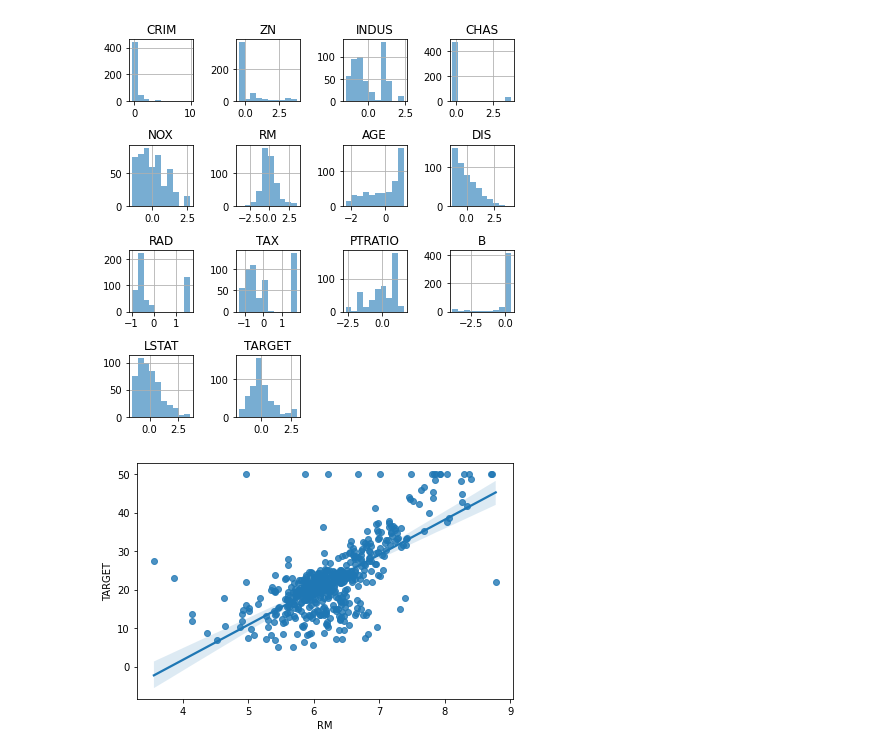
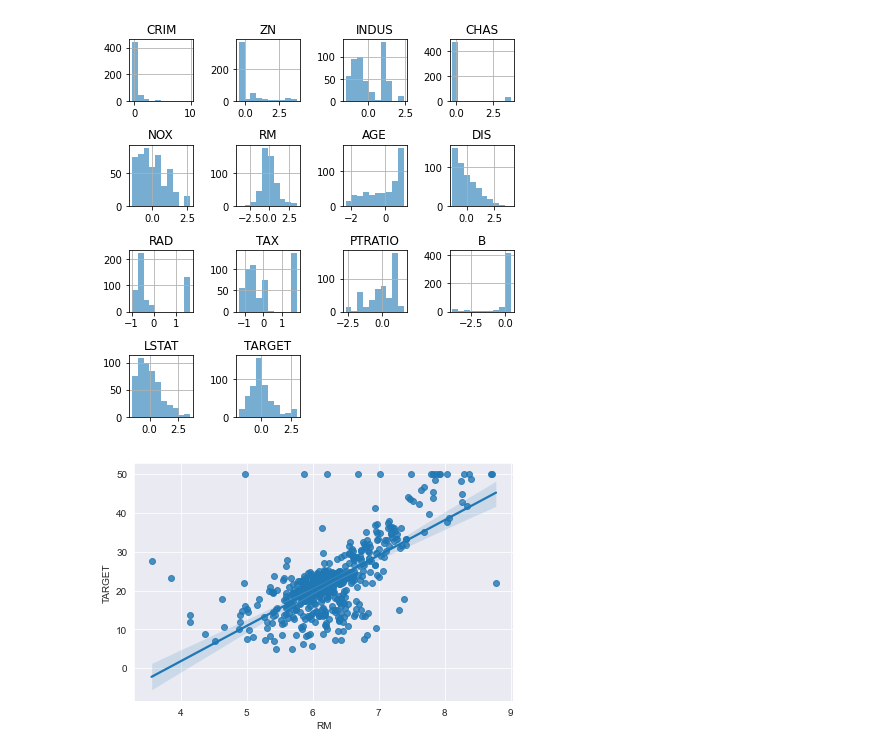
Before and after one commit to Lw-CodeStorage/AI_Demo, a Jupyter notebook: temp.ipynb, the cells around one changed output. Saved outputs shown, nothing was run; the diff lists cells and outputs as text; code cells hidden in the pictures.

```diff
--- a/temp.ipynb
+++ b/temp.ipynb
@@ -69,7 +69,8 @@ plt.tight_layout()
 # %% [output]
 [figure]
 # %%
+sns.set_style("darkgrid")
 sns.regplot(x=data_df["RM"], y=data_df["TARGET"],)
 plt.tight_layout()
 # %% [output]
-[figure, old version]
+[figure, new version]
```
Also changed, not shown: parts of 2 cells of this notebook, 5 other files.
